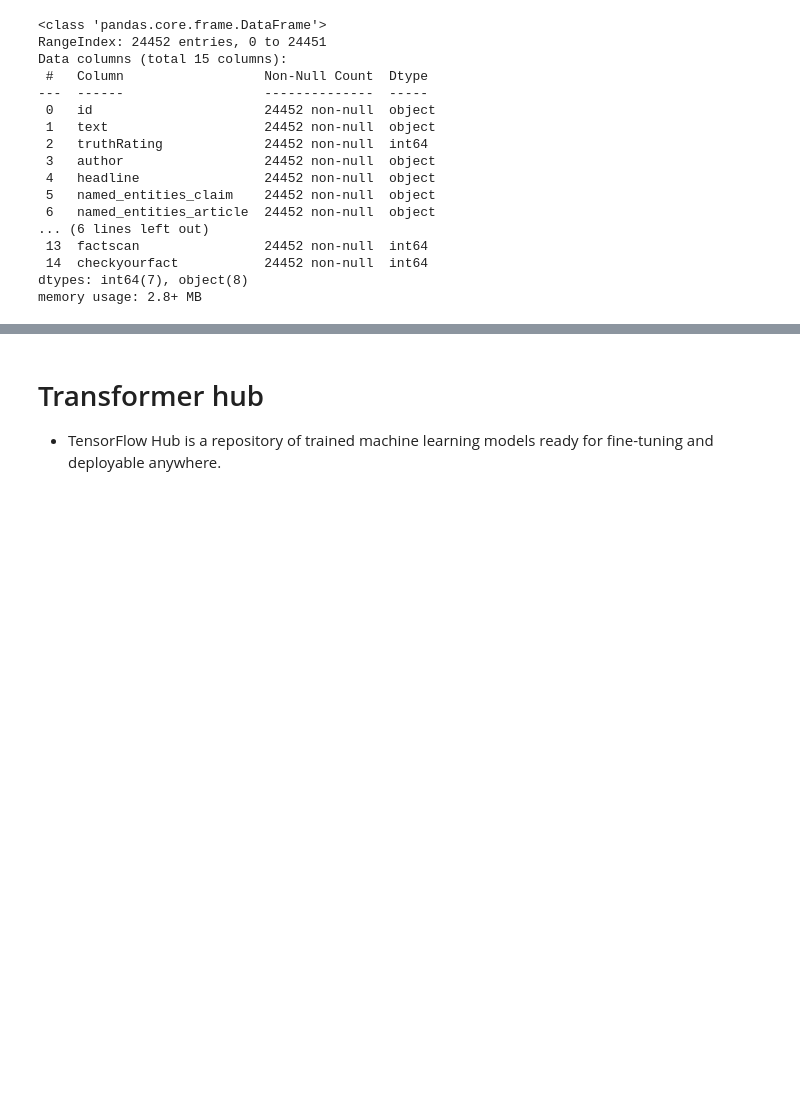
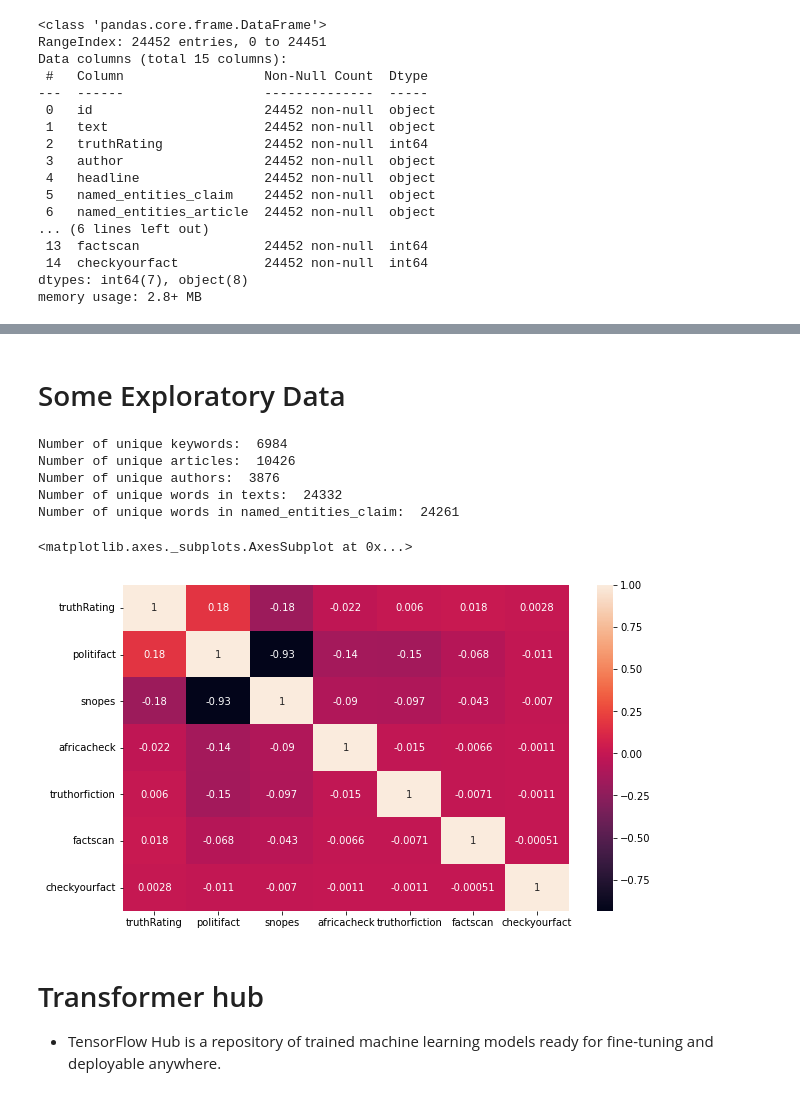
Before and after one commit to EnsiyehRaoufi/Claims-Knowledge-Graph, a Jupyter notebook: ClaimsKG.ipynb, the cells around one changed output, grey strips where cells are left out. Cells and saved outputs as stored; diff of their text form; code cells hidden in the pictures; blank space fills up the shorter version.

```diff
--- a/ClaimsKG.ipynb
+++ b/ClaimsKG.ipynb
@@ -548,5 +506,5 @@ Number of unique articles:  29026
 # %%
-claimskg = pd.read_csv("claimskg_lemm_stop_stem.csv")
+claimskg = pd.read_csv("claimskg_lemm_stop_stem_punc.csv")
 # %%
 #After lemmatization, stemming and removing stop words, we got some NaN objects again
 claimskg.info()
@@ -595,3 +569,47 @@ claimskg.to_csv("claimskg_edited_1.csv", index=False)
+# %% [markdown]
+# Some Exploratory Data
+# %%
+#Obtain number of unique authors, keywords and articles in the whole data set
+
+unique_keys = set()
+for key_list in claimskg['keywords']:
+  for key in key_list.split():
+    unique_keys.add(key)
+print("Number of unique keywords: ",len(unique_keys))
+
+unique_keys = set()
+for key_list in claimskg['named_entities_article']:
+    for key in key_list.split():
+      unique_keys.add(key)
+print("Number of unique articles: ",len(unique_keys))
+
+unique_keys = set()
+for key in claimskg['author']:
+  unique_keys.add(key)
+print("Number of unique authors: ",len(unique_keys))
+
+unique_keys = set()
+for key in claimskg['text']:
+  unique_keys.add(key)
+print("Number of unique words in texts: ",len(unique_keys))
+
+unique_keys = set()
+for key in claimskg['named_entities_claim']:
+  unique_keys.add(key)
+print("Number of unique words in named_entities_claim: ",len(unique_keys))
+# %% [output]
+Number of unique keywords:  6984
+Number of unique articles:  10426
+Number of unique authors:  3876
+Number of unique words in texts:  24332
+Number of unique words in named_entities_claim:  24261
+# %%
+cor = claimskg.corr()
+plt.figure(figsize=(10,6))
+sns.heatmap(cor , annot=True)
+# %% [output]
+<matplotlib.axes._subplots.AxesSubplot at 0x...>
+[figure, added]
 # %% [markdown]
 # Transformer hub
 - TensorFlow Hub is a repository of trained machine learning models ready for fine-tuning and deployable anywhere.
```
Also changed, not shown: parts of 47 cells of this notebook.
